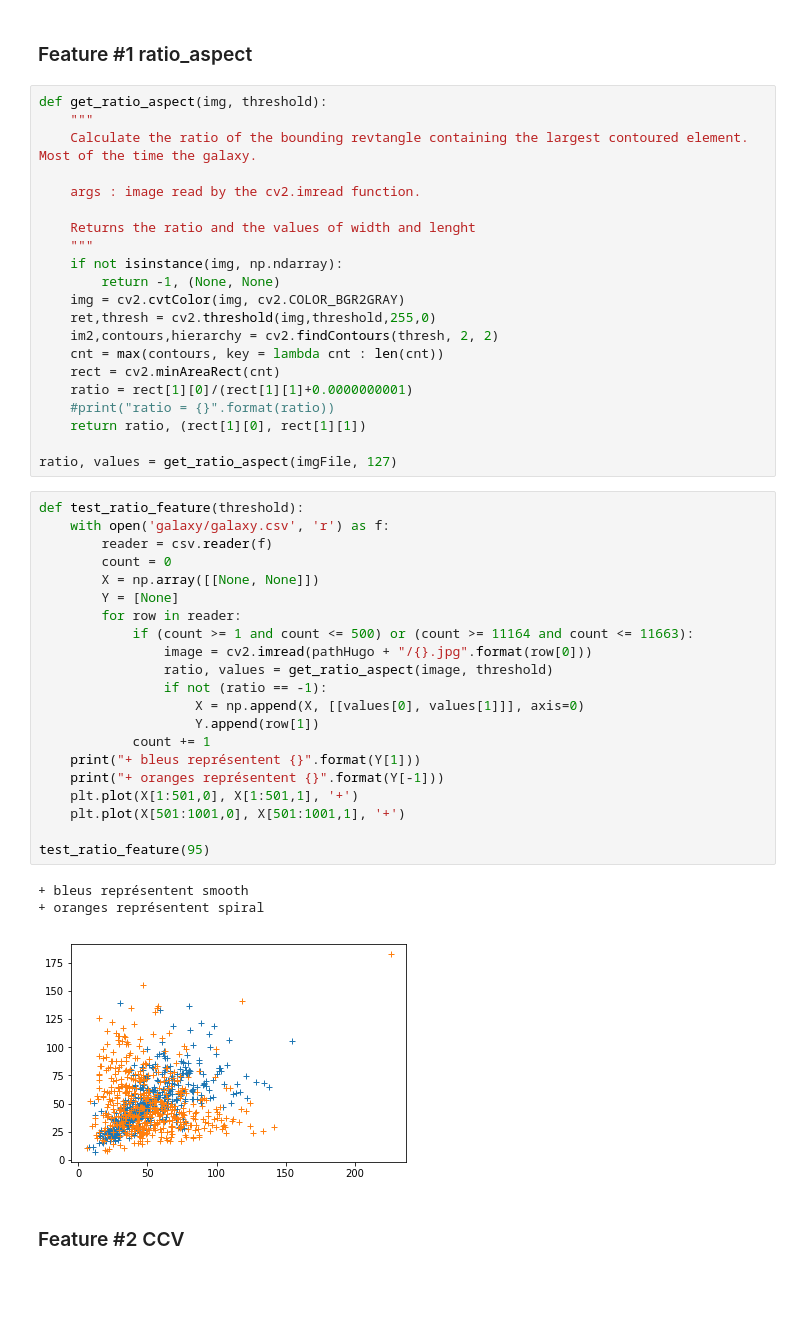
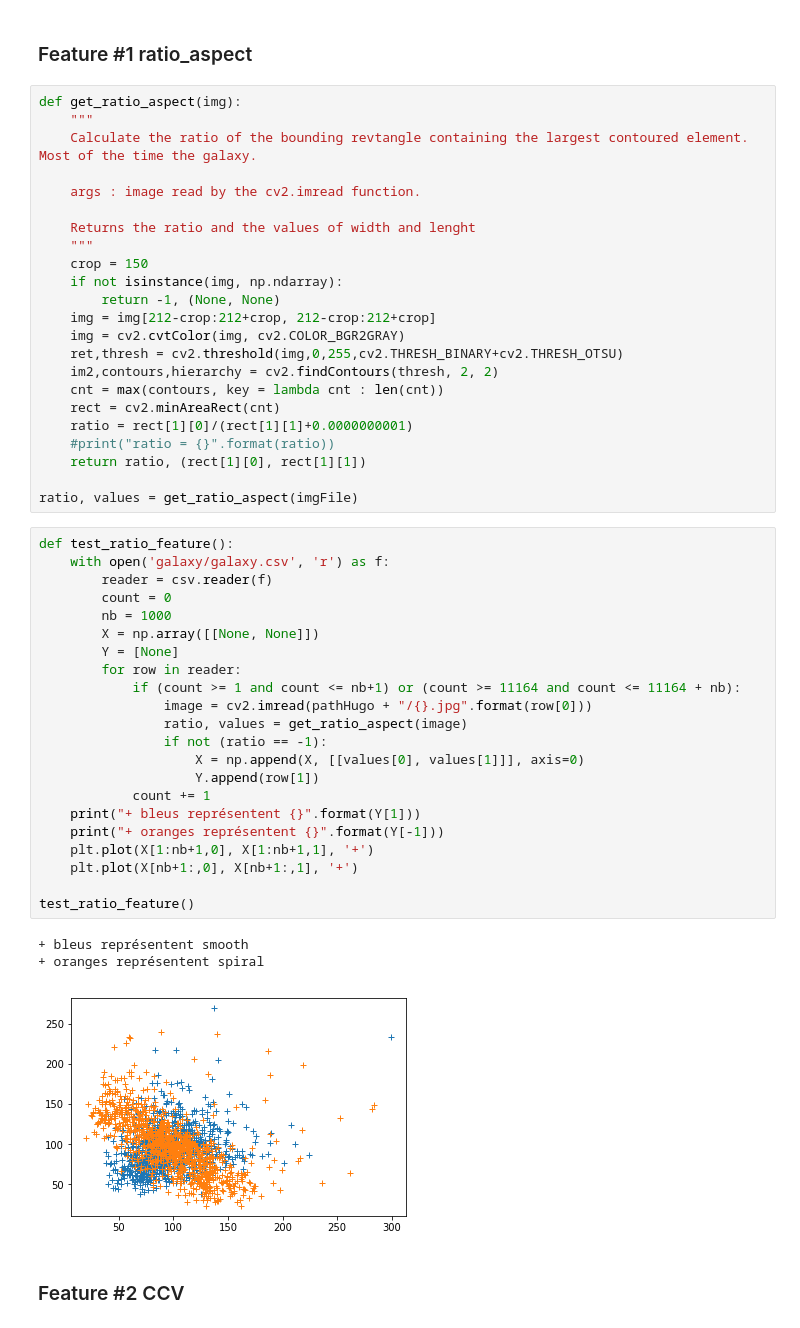
Before and after one commit to lodtan/gti770-tp1, a Jupyter notebook: GTI770-TP01.ipynb, the cells around one changed output. Cells and saved outputs as stored; diff of their text form; blank space fills up the shorter version.

```diff
--- a/GTI770-TP01.ipynb
+++ b/GTI770-TP01.ipynb
@@ -38,7 +38,7 @@ GP=core.GalaxyProcessor(path)
 # %% [markdown]
 ### Feature #1 ratio_aspect
 # %%
-def get_ratio_aspect(img, threshold):
+def get_ratio_aspect(img):
     """
     Calculate the ratio of the bounding revtangle containing the largest contoured element. Most of the time the galaxy.
 
@@ -46,10 +46,12 @@ def get_ratio_aspect(img, threshold):
 
     Returns the ratio and the values of width and lenght
     """
+    crop = 150
     if not isinstance(img, np.ndarray):
         return -1, (None, None)
+    img = img[212-crop:212+crop, 212-crop:212+crop]
     img = cv2.cvtColor(img, cv2.COLOR_BGR2GRAY)
-    ret,thresh = cv2.threshold(img,threshold,255,0)
+    ret,thresh = cv2.threshold(img,0,255,cv2.THRESH_BINARY+cv2.THRESH_OTSU)
     im2,contours,hierarchy = cv2.findContours(thresh, 2, 2)
     cnt = max(contours, key = lambda cnt : len(cnt))
     rect = cv2.minAreaRect(cnt)
@@ -57,32 +59,33 @@ def get_ratio_aspect(img, threshold):
     #print("ratio = {}".format(ratio))
     return ratio, (rect[1][0], rect[1][1])
 
-ratio, values = get_ratio_aspect(imgFile, 127)
+ratio, values = get_ratio_aspect(imgFile)
 # %%
-def test_ratio_feature(threshold):
+def test_ratio_feature():
     with open('galaxy/galaxy.csv', 'r') as f:
         reader = csv.reader(f)
         count = 0
+        nb = 1000
         X = np.array([[None, None]])
         Y = [None]
         for row in reader:
-            if (count >= 1 and count <= 500) or (count >= 11164 and count <= 11663):
+            if (count >= 1 and count <= nb+1) or (count >= 11164 and count <= 11164 + nb):
                 image = cv2.imread(pathHugo + "/{}.jpg".format(row[0]))
-                ratio, values = get_ratio_aspect(image, threshold)
+                ratio, values = get_ratio_aspect(image)
                 if not (ratio == -1):
                     X = np.append(X, [[values[0], values[1]]], axis=0)
                     Y.append(row[1])
             count += 1
     print("+ bleus représentent {}".format(Y[1]))
     print("+ oranges représentent {}".format(Y[-1]))
-    plt.plot(X[1:501,0], X[1:501,1], '+')
-    plt.plot(X[501:1001,0], X[501:1001,1], '+')
+    plt.plot(X[1:nb+1,0], X[1:nb+1,1], '+')
+    plt.plot(X[nb+1:,0], X[nb+1:,1], '+')
 
-test_ratio_feature(95)
+test_ratio_feature()
 # %% [output]
 + bleus représentent smooth
 + oranges représentent spiral
-[figure, old version]
+[figure, new version]
 # %% [markdown]
 ### Feature #2 CCV
 # %%
```
Also changed, not shown: parts of 8 cells of this notebook.
